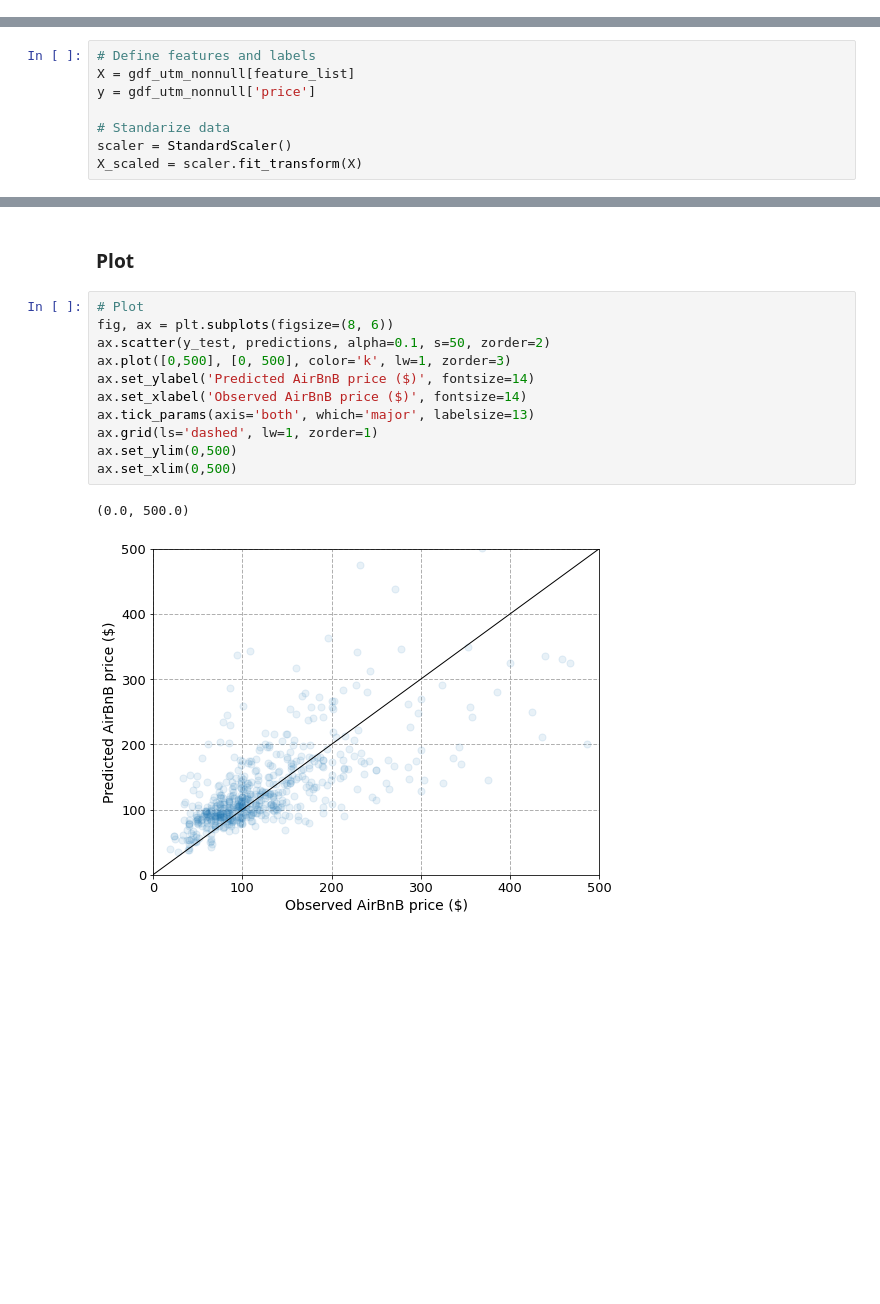
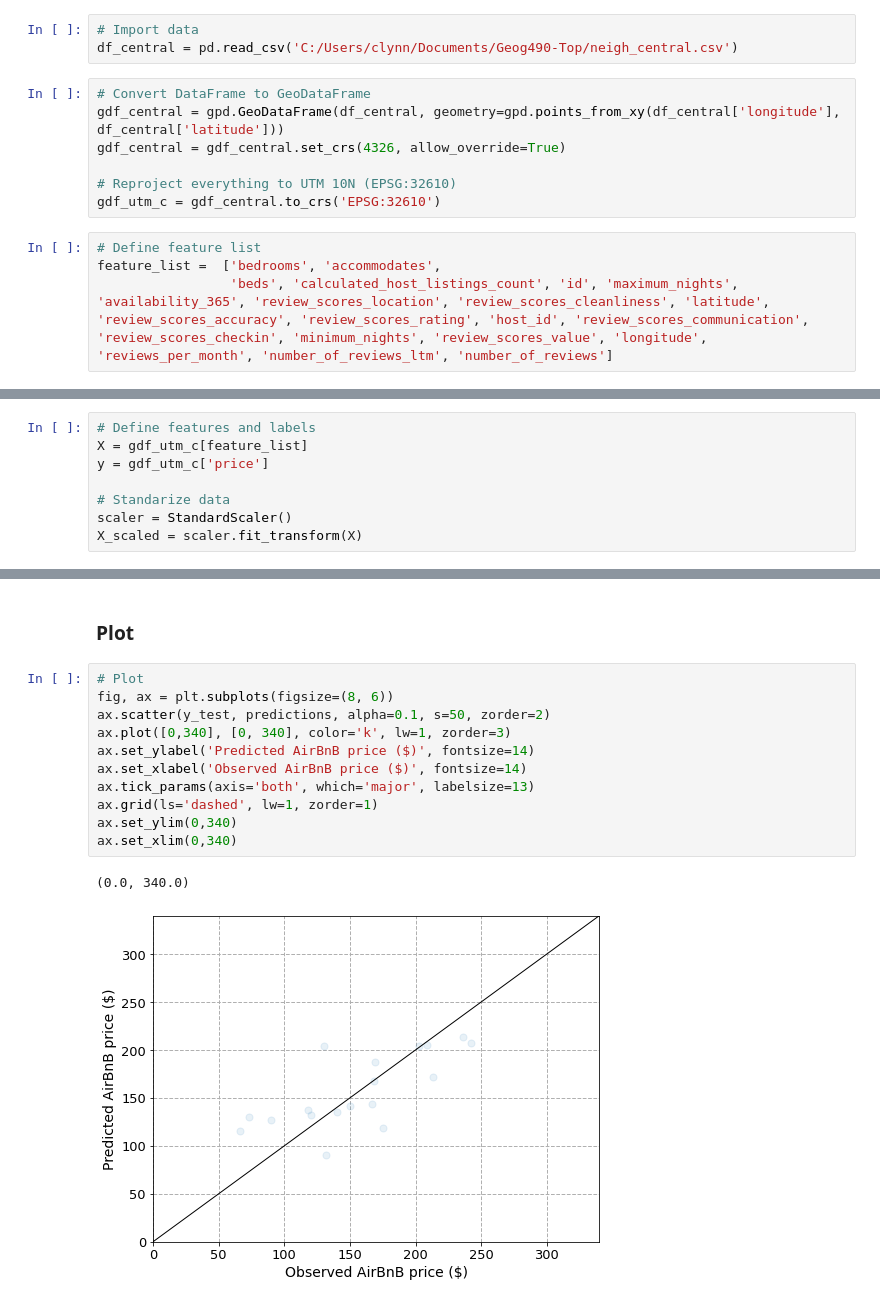
Before and after one commit to m-bogard/Machine-Learning-AirBnB, a Jupyter notebook: Final/test_1_neighborhoods.ipynb, the cells around one changed output, grey strips where cells are left out. Saved outputs shown, nothing was run; the diff lists cells and outputs as text; blank space fills up the shorter version.

Commit message:
Update test_1_neighborhoods.ipynb
Joined the Districts to the main df. Created new csv for each districts.
Brought in the new csv and started working on the machine learning model

```diff
--- a/Final/test_1_neighborhoods.ipynb
+++ b/Final/test_1_neighborhoods.ipynb
@@ -180,9 +322,23 @@ neigh_match_table
+# %%
+# Import data
+df_central = pd.read_csv('C:/Users/clynn/Documents/Geog490-Top/neigh_central.csv')
+# %%
+# Convert DataFrame to GeoDataFrame
+gdf_central = gpd.GeoDataFrame(df_central, geometry=gpd.points_from_xy(df_central['longitude'], df_central['latitude']))
+gdf_central = gdf_central.set_crs(4326, allow_override=True)
+
+# Reproject everything to UTM 10N (EPSG:32610)
+gdf_utm_c = gdf_central.to_crs('EPSG:32610')
+# %%
+# Define feature list
+feature_list =  ['bedrooms', 'accommodates',
+                 'beds', 'calculated_host_listings_count', 'id', 'maximum_nights', 'availability_365', 'review_scores_location', 'review_scores_cleanliness', 'latitude', 'review_scores_accuracy', 'review_scores_rating', 'host_id', 'review_scores_communication', 'review_scores_checkin', 'minimum_nights', 'review_scores_value', 'longitude', 'reviews_per_month', 'number_of_reviews_ltm', 'number_of_reviews']
 # %% [markdown]
 **Forest Regressor**
 # %%
 # Define features and labels
-X = gdf_utm_nonnull[feature_list]
-y = gdf_utm_nonnull['price']
+X = gdf_utm_c[feature_list]
+y = gdf_utm_c['price']
 
 # Standarize data
 scaler = StandardScaler()
@@ -218,14 +374,14 @@ final_rmse
 # %%
 # Plot
 fig, ax = plt.subplots(figsize=(8, 6))
 ax.scatter(y_test, predictions, alpha=0.1, s=50, zorder=2)
-ax.plot([0,500], [0, 500], color='k', lw=1, zorder=3)
+ax.plot([0,340], [0, 340], color='k', lw=1, zorder=3)
 ax.set_ylabel('Predicted AirBnB price ($)', fontsize=14)
 ax.set_xlabel('Observed AirBnB price ($)', fontsize=14)
 ax.tick_params(axis='both', which='major', labelsize=13)
 ax.grid(ls='dashed', lw=1, zorder=1)
-ax.set_ylim(0,500)
-ax.set_xlim(0,500)
+ax.set_ylim(0,340)
+ax.set_xlim(0,340)
 # %% [output]
-(0.0, 500.0)
+(0.0, 340.0)
-[figure, old version]
+[figure, new version]
```
Also changed, not shown: parts of 19 cells of this notebook.
